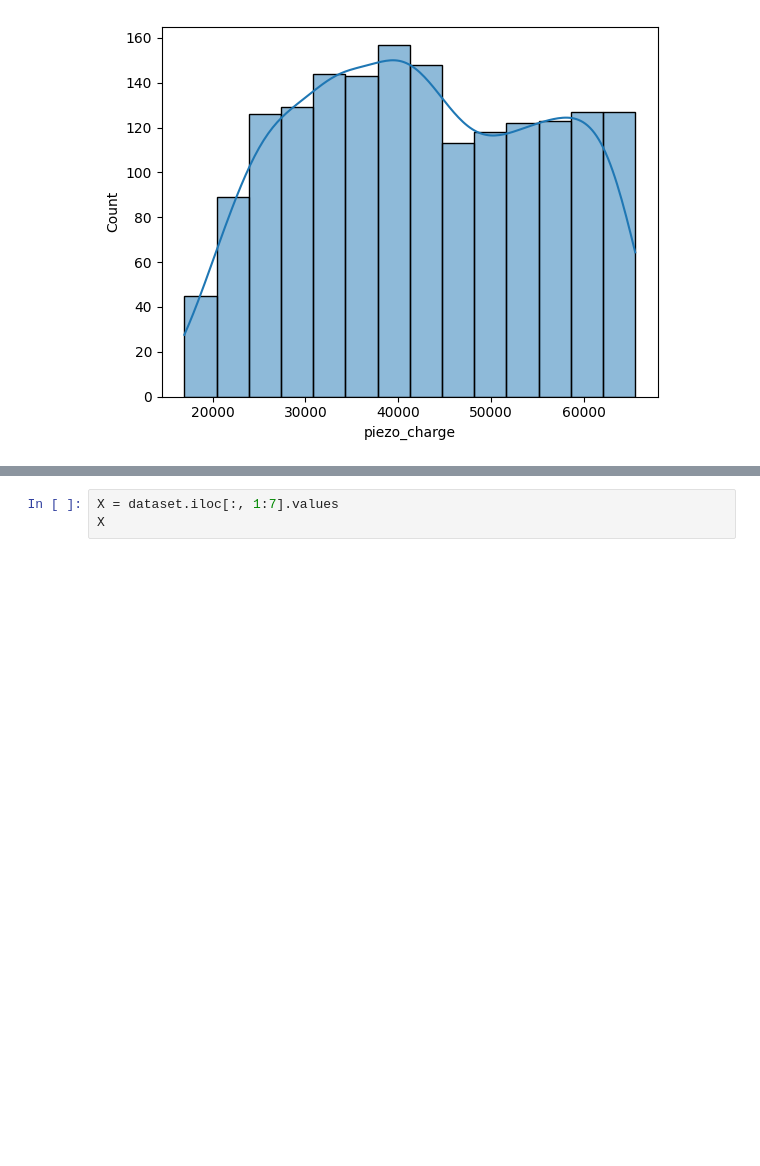
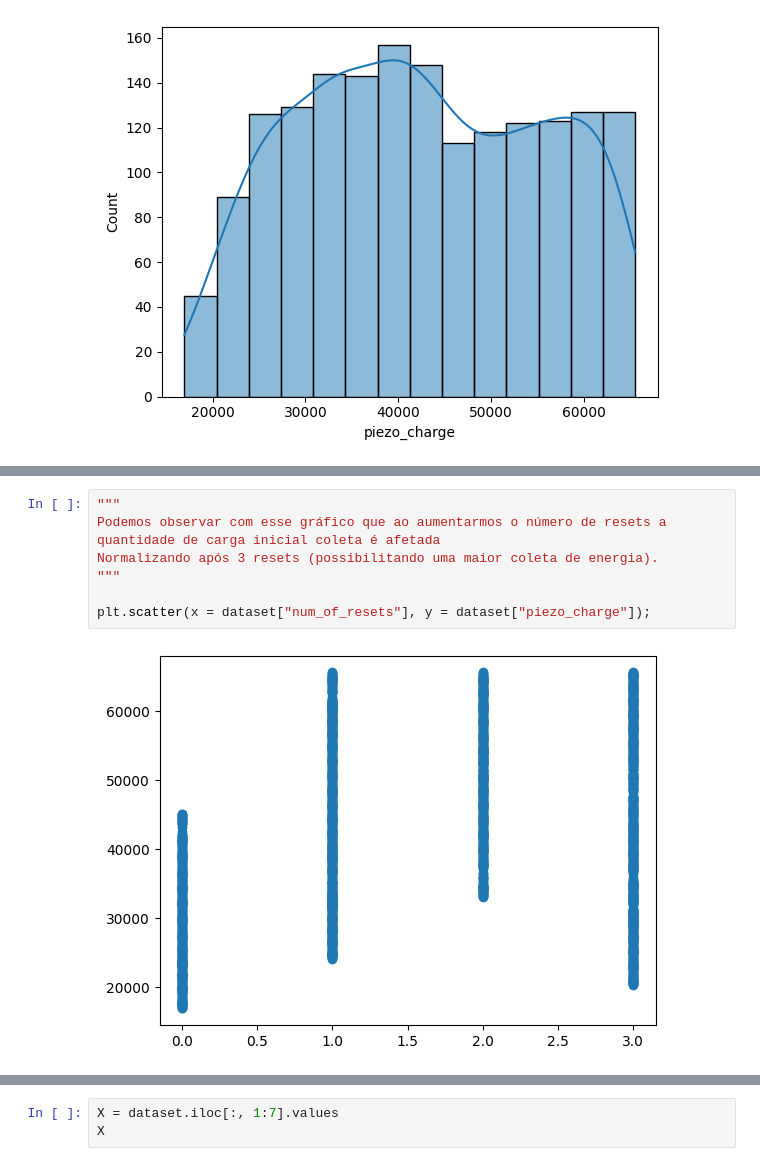
Before and after one commit to cantaruttim/DesafioFieldPRO, a Jupyter notebook: DesafioFieldPRO.ipynb, the cells around one changed output, grey strips where cells are left out. Drawn from its saved outputs; the diff is of its cells as text; blank space fills up the shorter version.

```diff
--- a/DesafioFieldPRO.ipynb
+++ b/DesafioFieldPRO.ipynb
@@ -153 +173,10 @@ sns.histplot(dataset['piezo_charge'], kde = True);
+# %%
+"""
+Podemos observar com esse gráfico que ao aumentarmos o número de resets a quantidade de carga inicial coleta é afetada
+Normalizando após 3 resets (possibilitando uma maior coleta de energia).
+"""
+
+plt.scatter(x = dataset["num_of_resets"], y = dataset["piezo_charge"]);
+# %% [output]
+[figure, added]
 # %%
```
Also changed, not shown: parts of 43 cells of this notebook.
